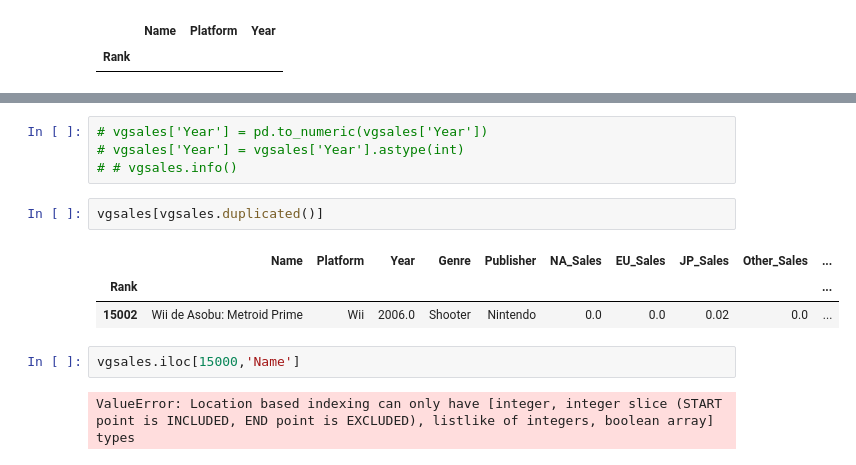
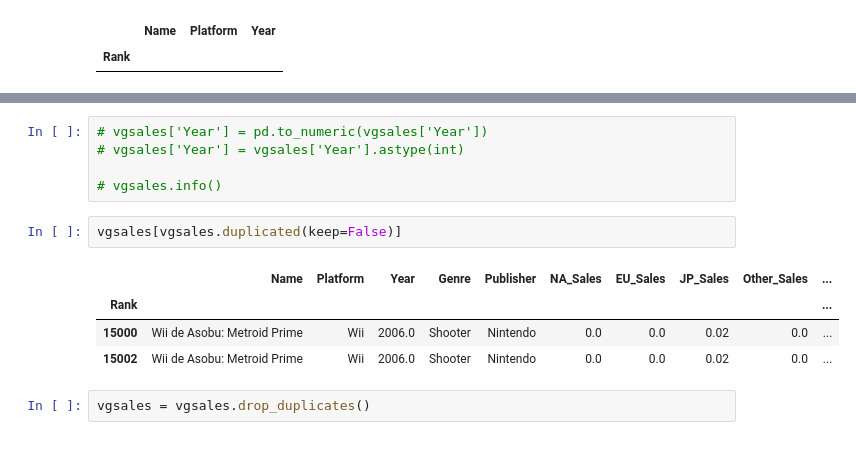
Before and after one commit to fpalvim/DS102024, a Jupyter notebook: 0.1-Proyectos/2-proyecto_EDA/proyecto_EDA.ipynb, the cells around one changed output, grey strips where cells are left out. Cells and saved outputs as stored; diff of their text form.

```diff
--- a/0.1-Proyectos/2-proyecto_EDA/proyecto_EDA.ipynb
+++ b/0.1-Proyectos/2-proyecto_EDA/proyecto_EDA.ipynb
@@ -490,15 +519,15 @@ vgsales[vgsales.loc[:,'Name'] == "AKB1/48: Idol to Guam de Koishitara..."]
 # %%
 # vgsales['Year'] = pd.to_numeric(vgsales['Year'])
 # vgsales['Year'] = vgsales['Year'].astype(int)
-# # vgsales.info()
+
+# vgsales.info()
 # %%
-vgsales[vgsales.duplicated()]
+vgsales[vgsales.duplicated(keep=False)]
 # %% [output]
 |  | Name | Platform | Year | Genre | Publisher | NA_Sales | EU_Sales | JP_Sales | Other_Sales | ... |
 | Rank |  |  |  |  |  |  |  |  |  | ... |
+| 15000 | Wii de Asobu: Metroid Prime | Wii | 2006.0 | Shooter | Nintendo | 0.0 | 0.0 | 0.02 | 0.0 | ... |
 | 15002 | Wii de Asobu: Metroid Prime | Wii | 2006.0 | Shooter | Nintendo | 0.0 | 0.0 | 0.02 | 0.0 | ... |
-# %%
-vgsales.iloc[15000,'Name']
-# %% [output]
-ValueError: Location based indexing can only have [integer, integer slice (START point is INCLUDED, END point is EXCLUDED), listlike of integers, boolean array] types
+# %%
+vgsales = vgsales.drop_duplicates()
 # %%
```
Also changed, not shown: parts of 26 cells of this notebook, 1 other file.
